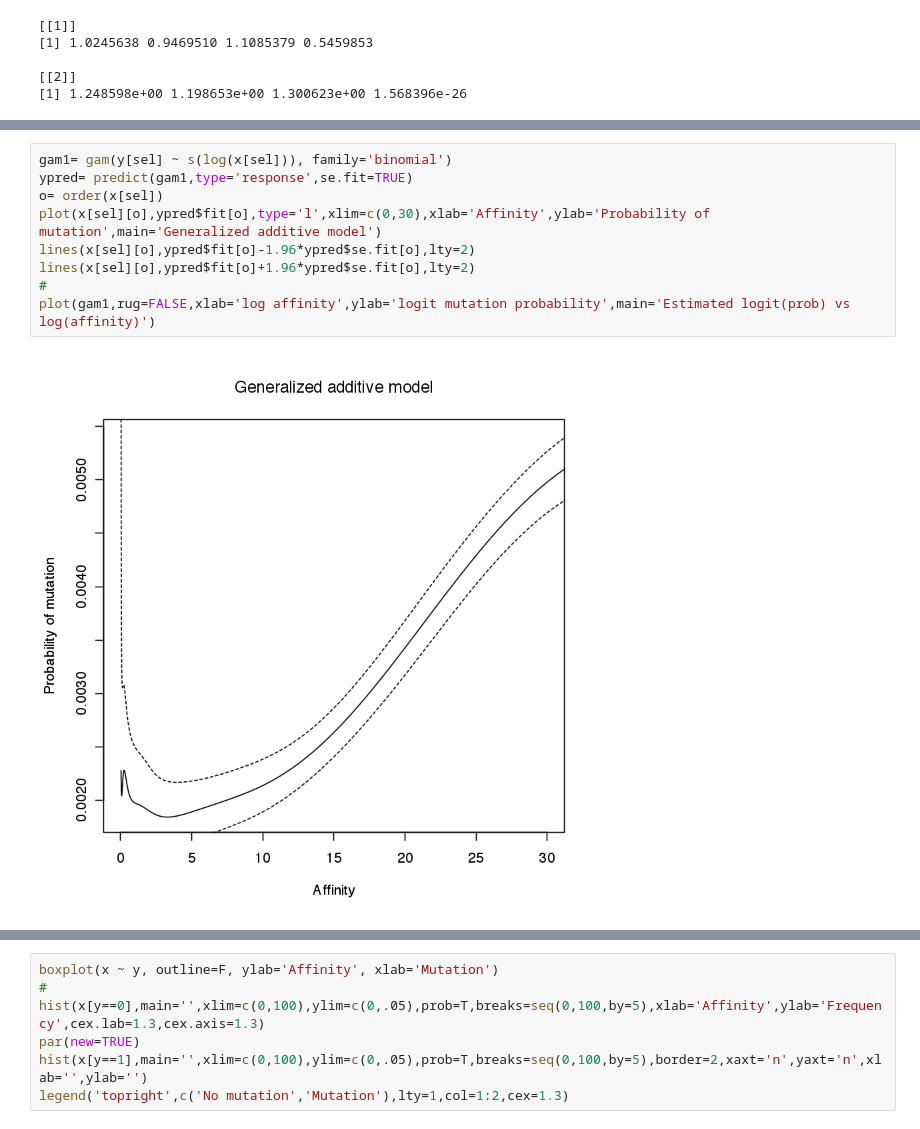
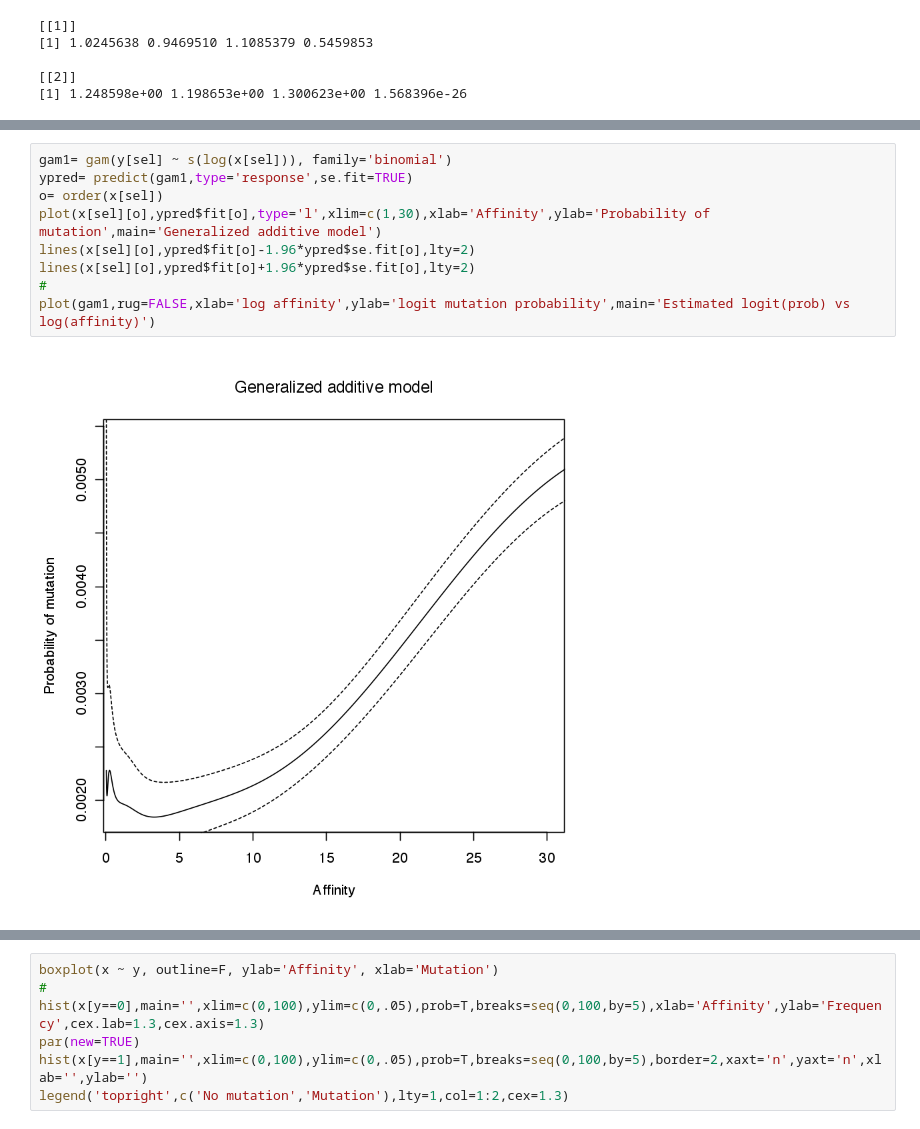
Before and after one commit to Rachelmarty20/MHC_II, a Jupyter notebook: data_analysis/patient_selection/PanelsCDE.ipynb, the cells around one changed output, grey strips where cells are left out. Cells and saved outputs as stored; diff of their text form.

```diff
--- a/data_analysis/patient_selection/PanelsCDE.ipynb
+++ b/data_analysis/patient_selection/PanelsCDE.ipynb
@@ -98,14 +98,14 @@ plot(log(tapply(x,xr,'mean')),log(m/(1-m)),xlab='log-affinity',ylab='logit proba
 # %%
 gam1= gam(y[sel] ~ s(log(x[sel])), family='binomial')
 ypred= predict(gam1,type='response',se.fit=TRUE)
 o= order(x[sel])
-plot(x[sel][o],ypred$fit[o],type='l',xlim=c(0,30),xlab='Affinity',ylab='Probability of mutation',main='Generalized additive model')
+plot(x[sel][o],ypred$fit[o],type='l',xlim=c(1,30),xlab='Affinity',ylab='Probability of mutation',main='Generalized additive model')
 lines(x[sel][o],ypred$fit[o]-1.96*ypred$se.fit[o],lty=2)
 lines(x[sel][o],ypred$fit[o]+1.96*ypred$se.fit[o],lty=2)
 #
 plot(gam1,rug=FALSE,xlab='log affinity',ylab='logit mutation probability',main='Estimated logit(prob) vs log(affinity)')
 # %% [output]
-[figure, old version]
+[figure, new version]
 [figure]
 # %%
 boxplot(x ~ y, outline=F, ylab='Affinity', xlab='Mutation')
```
Also changed, not shown: parts of 8 cells of this notebook, 3 other files.
